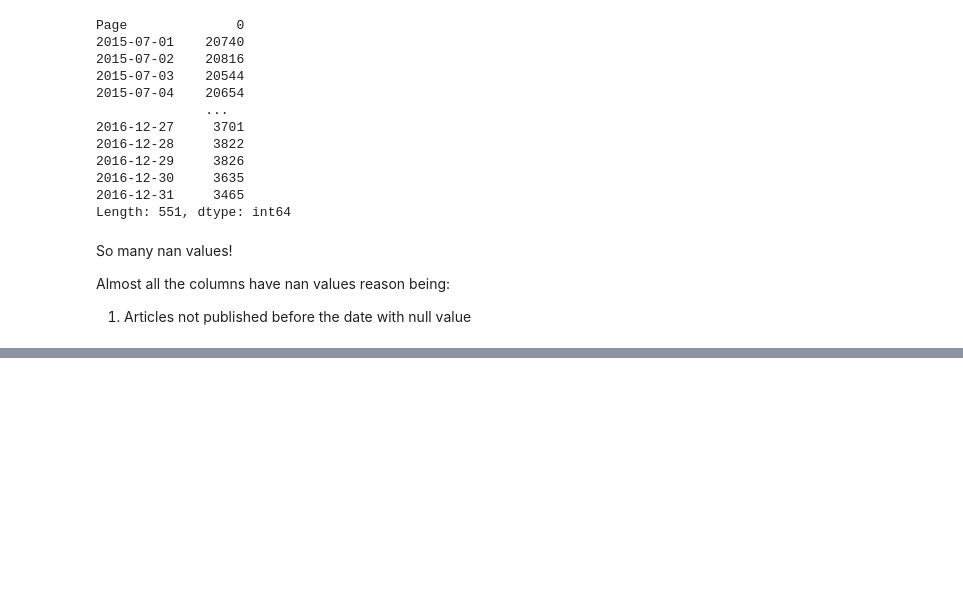
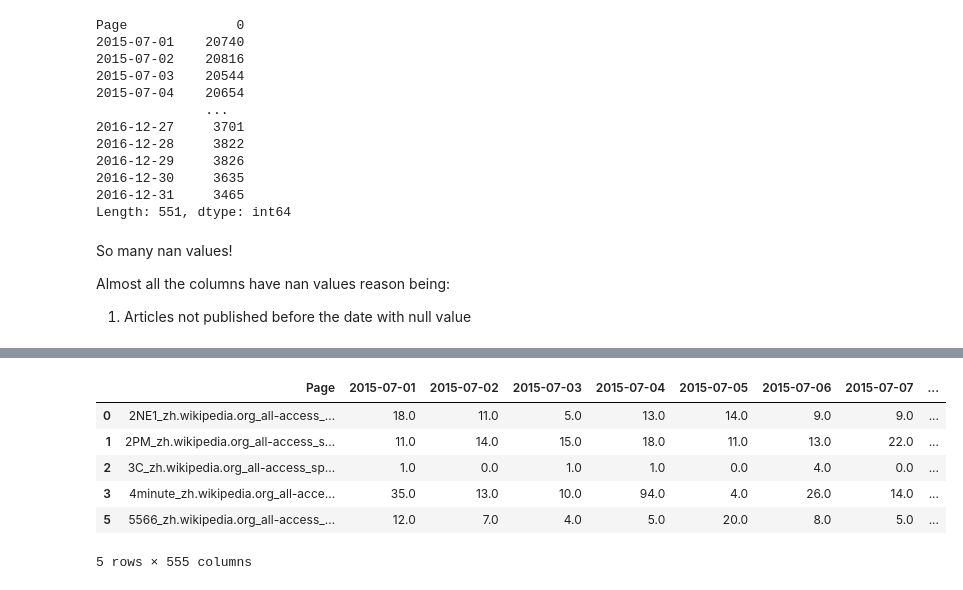
Before and after one commit to raktimpat/adease_wikipedia_view_forecasting, a Jupyter notebook: EDA/eda.ipynb, the cells around one changed output, grey strips where cells are left out. Drawn from its saved outputs; the diff is of its cells as text; code cells hidden in the pictures; blank space fills up the shorter version.

```diff
--- a/EDA/eda.ipynb
+++ b/EDA/eda.ipynb
@@ -64,0 +122,10 @@ Almost all the columns have nan values reason being:
+# %%
+df.head()
+# %% [output]
+|  | Page | 2015-07-01 | 2015-07-02 | 2015-07-03 | 2015-07-04 | 2015-07-05 | 2015-07-06 | 2015-07-07 | ... |
+| 0 | 2NE1_zh.wikipedia.org_all-access_... | 18.0 | 11.0 | 5.0 | 13.0 | 14.0 | 9.0 | 9.0 | ... |
+| 1 | 2PM_zh.wikipedia.org_all-access_s... | 11.0 | 14.0 | 15.0 | 18.0 | 11.0 | 13.0 | 22.0 | ... |
+| 2 | 3C_zh.wikipedia.org_all-access_sp... | 1.0 | 0.0 | 1.0 | 1.0 | 0.0 | 4.0 | 0.0 | ... |
+| 3 | 4minute_zh.wikipedia.org_all-acce... | 35.0 | 13.0 | 10.0 | 94.0 | 4.0 | 26.0 | 14.0 | ... |
+| 5 | 5566_zh.wikipedia.org_all-access_... | 12.0 | 7.0 | 4.0 | 5.0 | 20.0 | 8.0 | 5.0 | ... |
+5 rows × 555 columns
```
Also changed, not shown: parts of 16 cells of this notebook, 2 other files.
